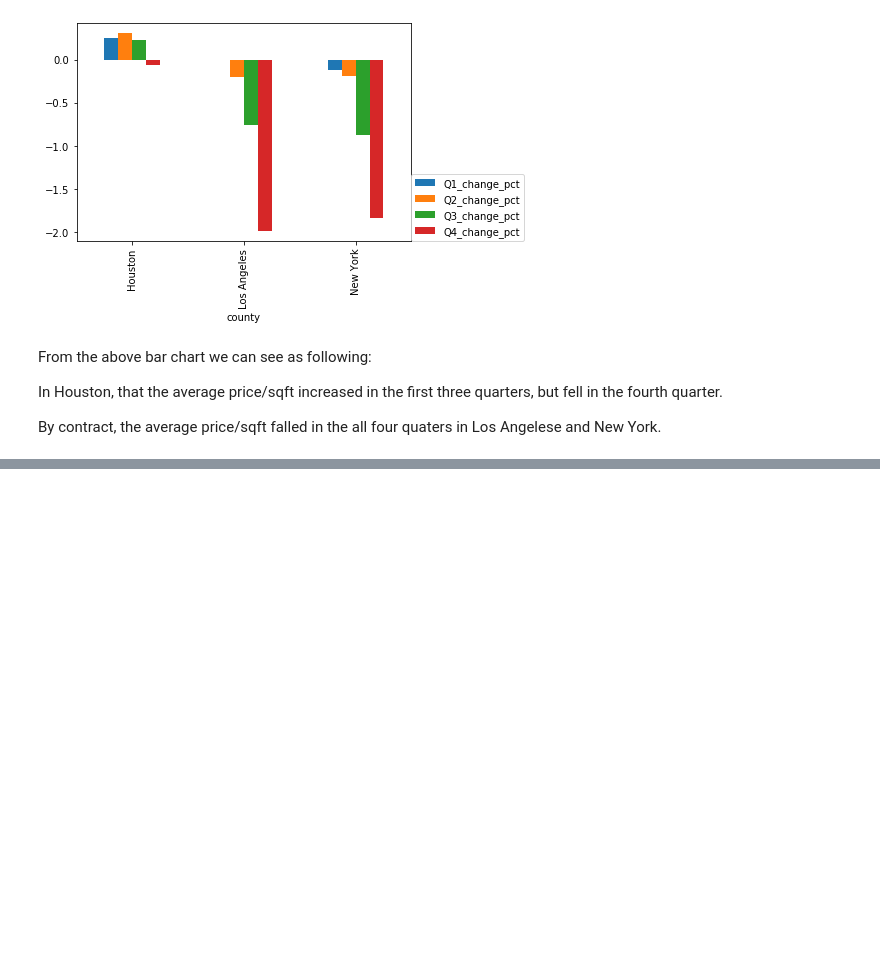
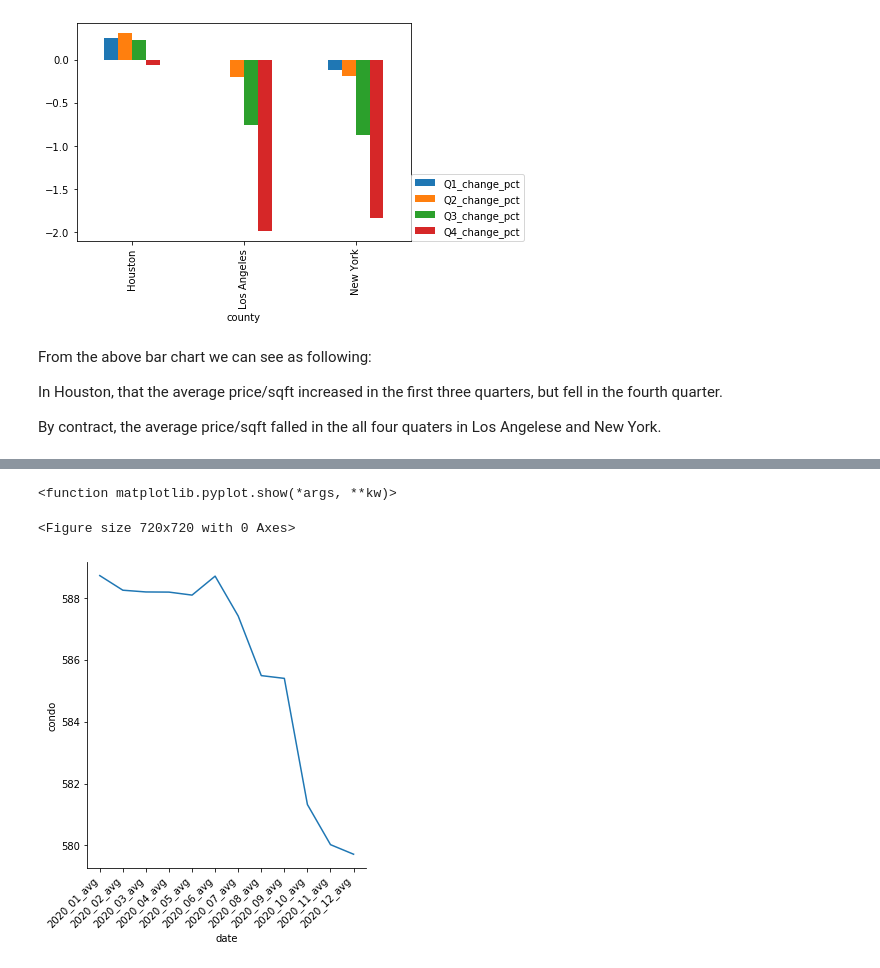
Before and after one commit to Yuehao-Wang/AIM-5001, a Jupyter notebook: Y_Wang_Final_Project.ipynb, the cells around one changed output, grey strips where cells are left out. Cells and saved outputs as stored; diff of their text form; code cells hidden in the pictures; blank space fills up the shorter version.

```diff
--- a/Y_Wang_Final_Project.ipynb
+++ b/Y_Wang_Final_Project.ipynb
@@ -740,0 +829,8 @@ The COVID-19 did not affect the price of houses in Houston. With the cumulative
+# %%
+# Get the T matrix of sub_county_mean_df
+t_sub_house_type_mean_df = sub_house_type_mean_df.T
+
+# reset index and rename column name.
+t_sub_house_type_mean_df = t_sub_house_type_mean_df.reset_index()
+t_sub_house_type_mean_df = t_sub_house_type_mean_df.rename(columns={"index": "date"})
+t_sub_house_type_mean_df
@@ -740,0 +851,14 @@ The COVID-19 did not affect the price of houses in Houston. With the cumulative
+# %%
+# Drawing a line chart to illustrate the monthly average price/sqft of 2020 of Condo.
+plt.figure(figsize = (10,10))
+
+sns.relplot(x="date", y="condo",  kind="line", data=t_sub_house_type_mean_df);
+
+plt.xticks(rotation=45, horizontalalignment='right')
+
+# Show the new figure
+plt.show
+# %% [output]
+<function matplotlib.pyplot.show(*args, **kw)>
+<Figure size 720x720 with 0 Axes>
+[figure, added]
```
Also changed, not shown: parts of 40 cells of this notebook.
